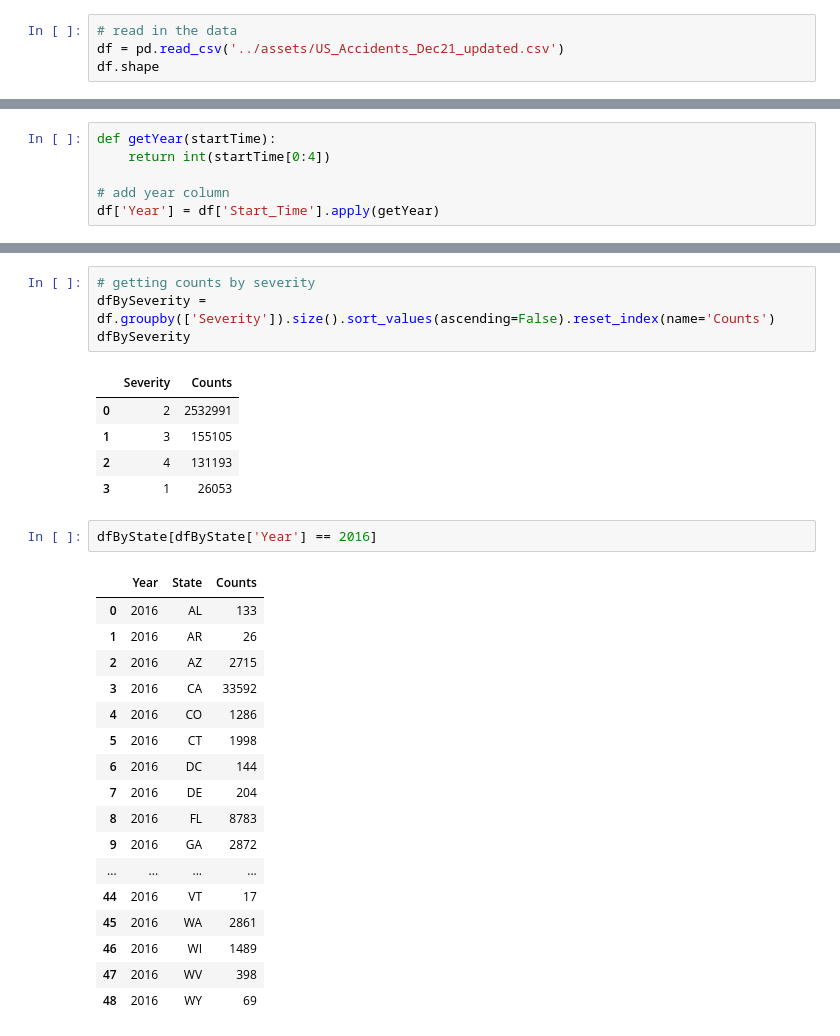
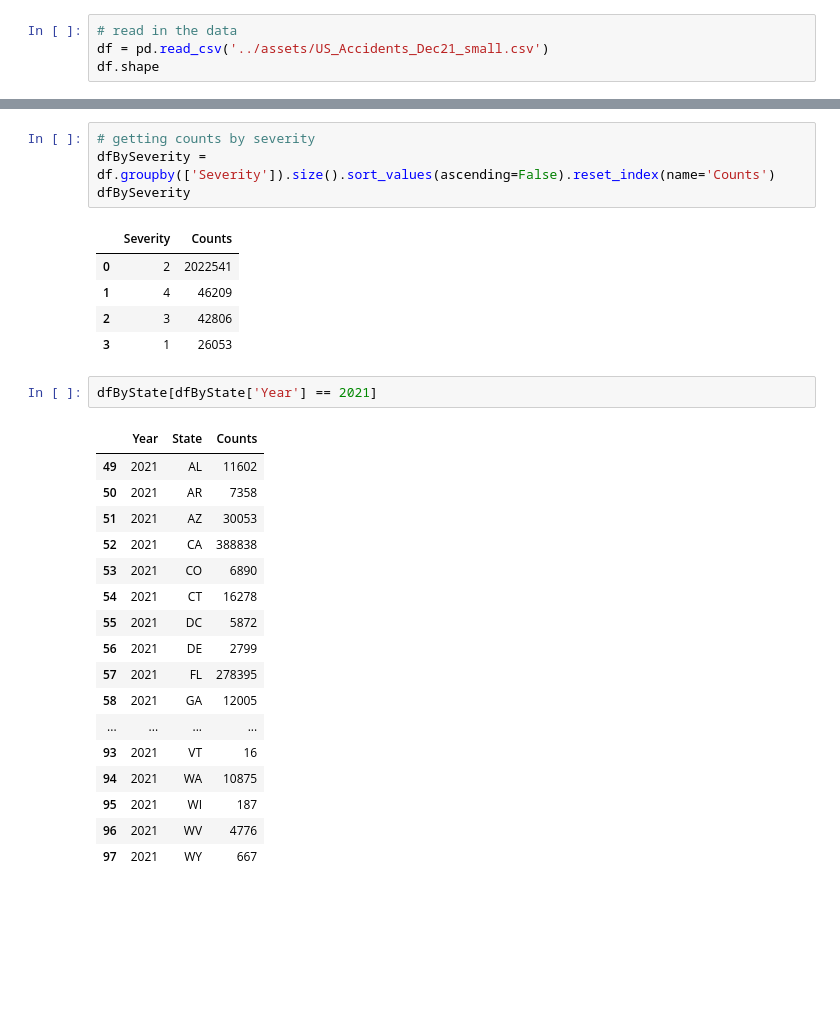
Before and after one commit to satrivaicci/uk-traffic-accidents, a Jupyter notebook: eda/us-traffic-accidents-eda.ipynb, the cells around one changed output, grey strips where cells are left out. Drawn from its saved outputs; the diff is of its cells as text; blank space fills up the shorter version.

```diff
--- a/eda/us-traffic-accidents-eda.ipynb
+++ b/eda/us-traffic-accidents-eda.ipynb
@@ -4,5 +5,5 @@ import plotly.graph_objs as go
 # %%
 # read in the data
-df = pd.read_csv('../assets/US_Accidents_Dec21_updated.csv')
+df = pd.read_csv('../assets/US_Accidents_Dec21_small.csv')
 df.shape
 # %% [output]
@@ -84,9 +58,3 @@ array(['OH', 'IN', 'KY', 'WV', 'MI', 'PA', 'CA', 'NV', 'MN', 'TX', 'MO',
-# %%
-def getYear(startTime):
-    return int(startTime[0:4])
-
-# add year column
-df['Year'] = df['Start_Time'].apply(getYear)
 # %%
 uniqueYears = df.Year.unique()
 uniqueYears.sort()
@@ -176,30 +131,30 @@ dfBySeverity = df.groupby(['Severity']).size().sort_values(ascending=False).rese
 dfBySeverity
 # %% [output]
 |  | Severity | Counts |
-| 0 | 2 | 2532991 |
-| 1 | 3 | 155105 |
-| 2 | 4 | 131193 |
+| 0 | 2 | 2022541 |
+| 1 | 4 | 46209 |
+| 2 | 3 | 42806 |
 | 3 | 1 | 26053 |
 # %%
-dfByState[dfByState['Year'] == 2016]
+dfByState[dfByState['Year'] == 2021]
 # %% [output]
 |  | Year | State | Counts |
-| 0 | 2016 | AL | 133 |
-| 1 | 2016 | AR | 26 |
-| 2 | 2016 | AZ | 2715 |
-| 3 | 2016 | CA | 33592 |
-| 4 | 2016 | CO | 1286 |
-| 5 | 2016 | CT | 1998 |
-| 6 | 2016 | DC | 144 |
-| 7 | 2016 | DE | 204 |
-| 8 | 2016 | FL | 8783 |
-| 9 | 2016 | GA | 2872 |
+| 49 | 2021 | AL | 11602 |
+| 50 | 2021 | AR | 7358 |
+| 51 | 2021 | AZ | 30053 |
+| 52 | 2021 | CA | 388838 |
+| 53 | 2021 | CO | 6890 |
+| 54 | 2021 | CT | 16278 |
+| 55 | 2021 | DC | 5872 |
+| 56 | 2021 | DE | 2799 |
+| 57 | 2021 | FL | 278395 |
+| 58 | 2021 | GA | 12005 |
 | ... | ... | ... | ... |
-| 44 | 2016 | VT | 17 |
-| 45 | 2016 | WA | 2861 |
-| 46 | 2016 | WI | 1489 |
-| 47 | 2016 | WV | 398 |
-| 48 | 2016 | WY | 69 |
+| 93 | 2021 | VT | 16 |
+| 94 | 2021 | WA | 10875 |
+| 95 | 2021 | WI | 187 |
+| 96 | 2021 | WV | 4776 |
+| 97 | 2021 | WY | 667 |
 # %%
 # generating choroplet data
 
```
Also changed, not shown: parts of 16 cells of this notebook, 2 other files.
